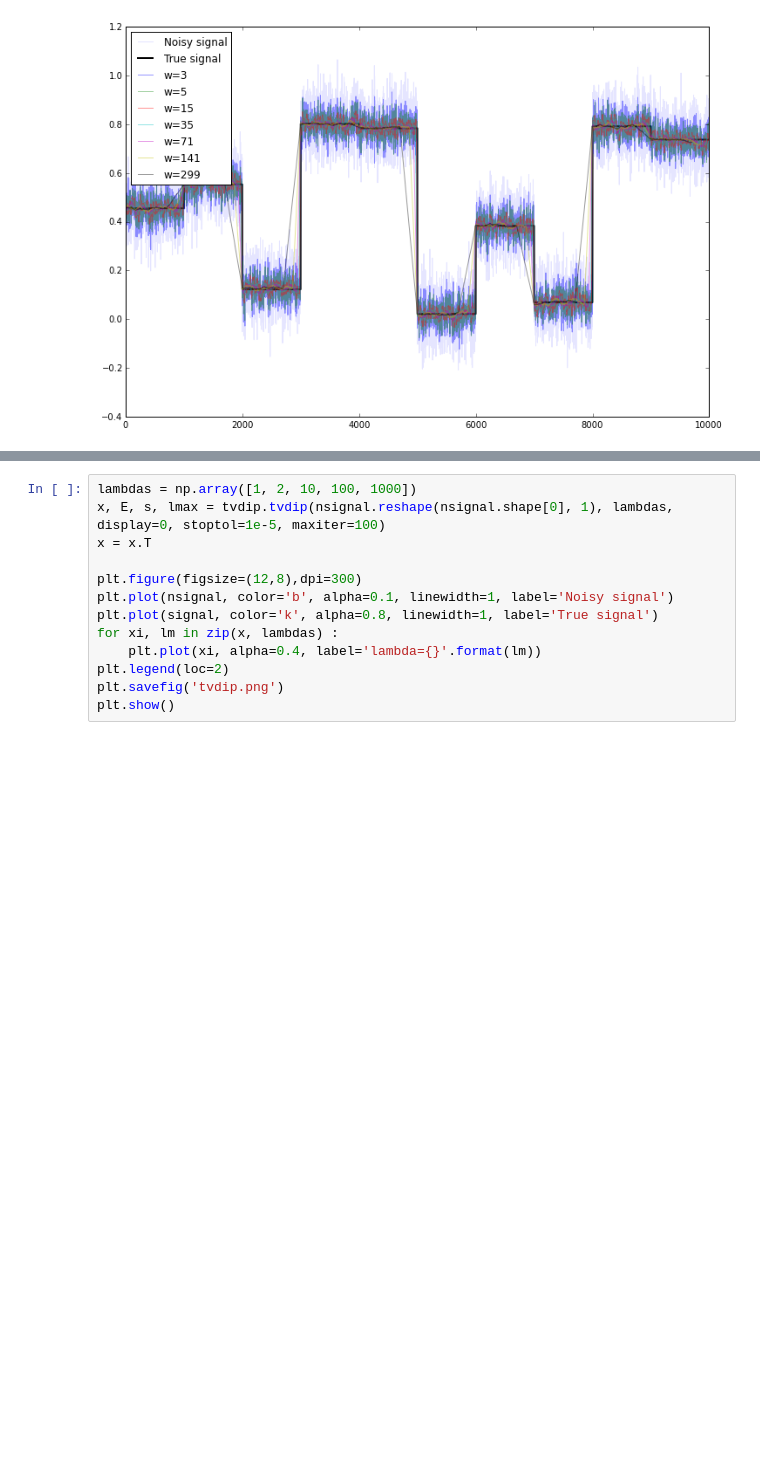
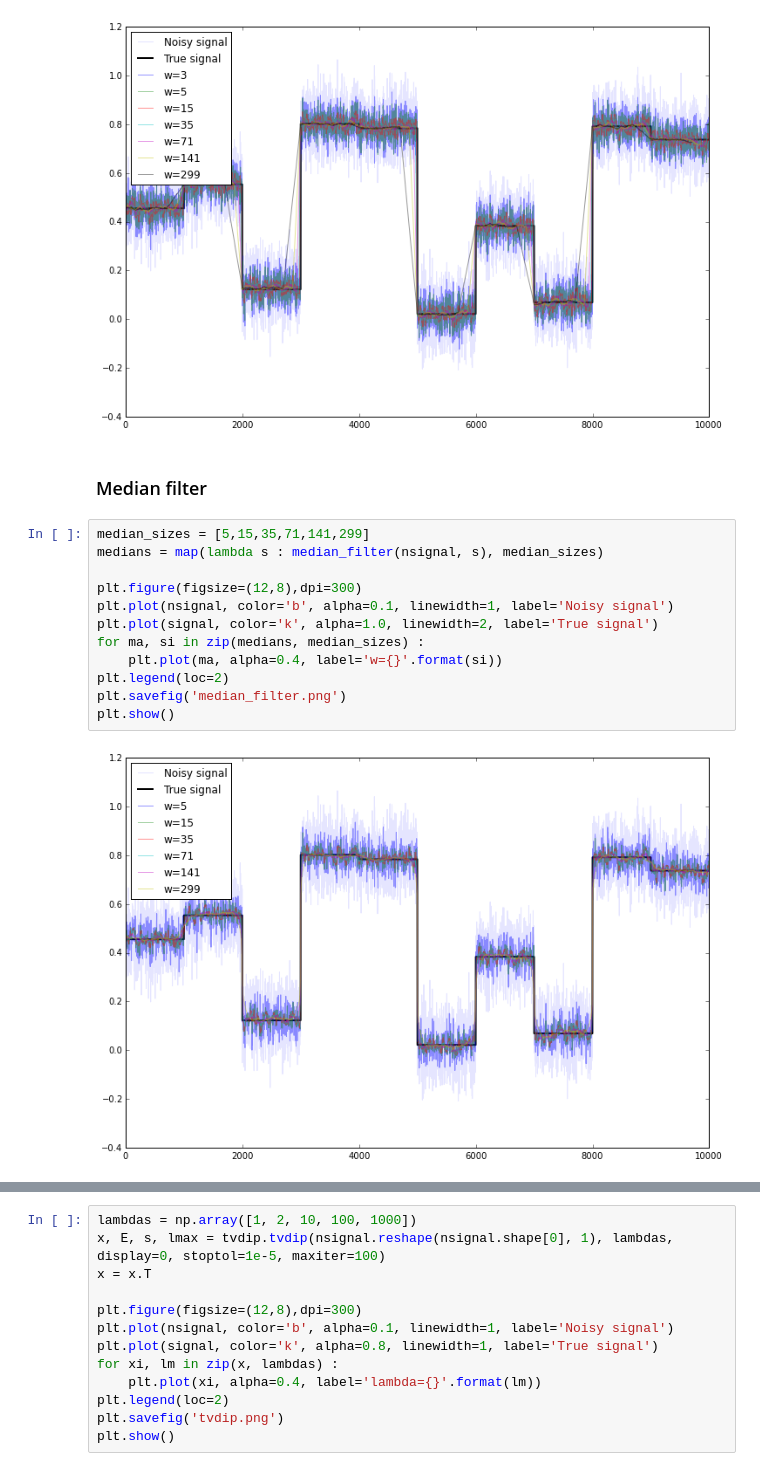
Before and after one commit to chrisprobert/pwc-denoising, a Jupyter notebook: pwc-denoising.ipynb, the cells around one changed output, grey strips where cells are left out. Saved outputs shown, nothing was run; the diff lists cells and outputs as text; blank space fills up the shorter version.

Commit message:
added moving median filter

```diff
--- a/pwc-denoising.ipynb
+++ b/pwc-denoising.ipynb
@@ -58,3 +68,19 @@ plt.savefig('mov_avg.png')
 plt.show()
 # %% [output]
 [figure]
+# %% [markdown]
+### Median filter
+# %%
+median_sizes = [5,15,35,71,141,299]
+medians = map(lambda s : median_filter(nsignal, s), median_sizes)
+
+plt.figure(figsize=(12,8),dpi=300)
+plt.plot(nsignal, color='b', alpha=0.1, linewidth=1, label='Noisy signal')
+plt.plot(signal, color='k', alpha=1.0, linewidth=2, label='True signal')
+for ma, si in zip(medians, median_sizes) :
+    plt.plot(ma, alpha=0.4, label='w={}'.format(si))
+plt.legend(loc=2)
+plt.savefig('median_filter.png')
+plt.show()
+# %% [output]
+[figure, added]
```
Also changed, not shown: parts of 5 cells of this notebook, 6 other files.
